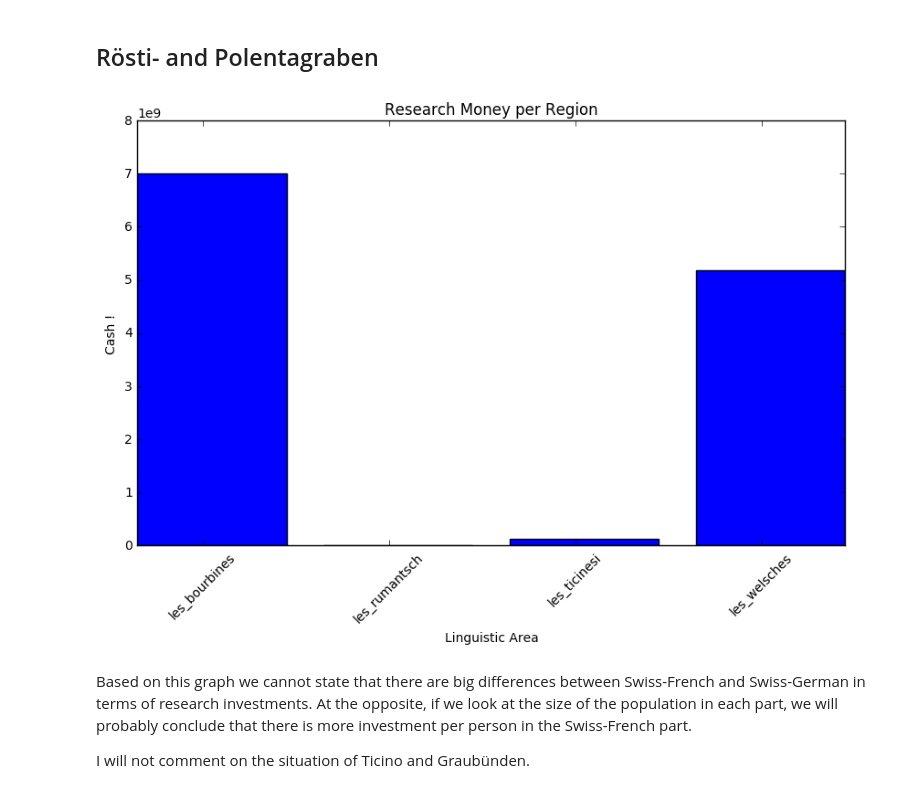
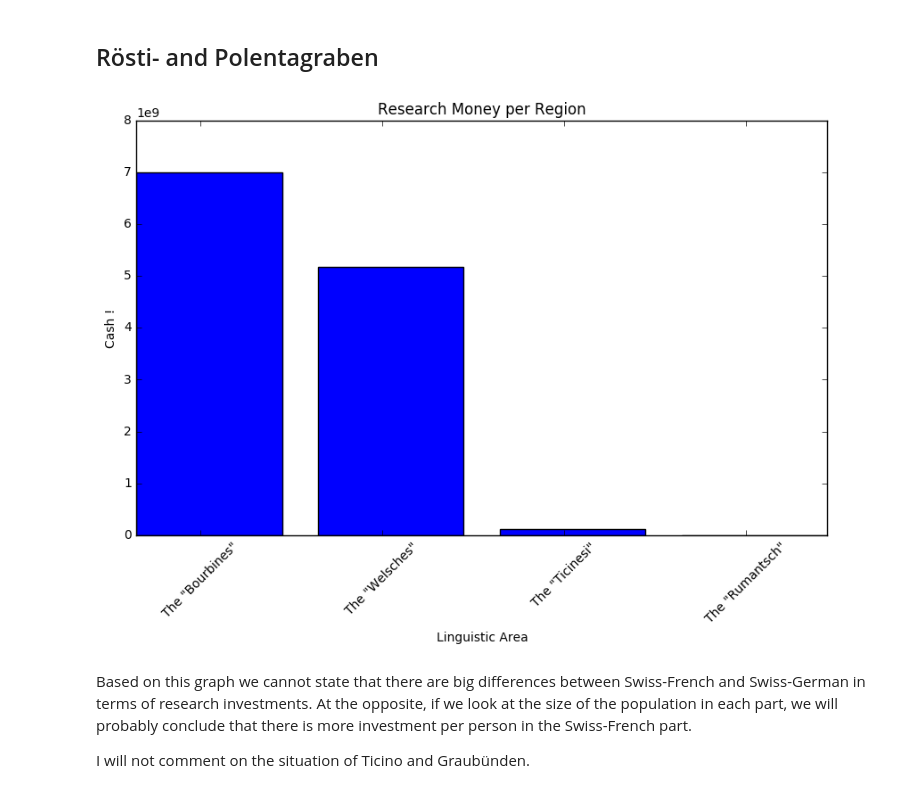
Before and after one commit to jmuth/ADA_homeworks, a Jupyter notebook: 03 - Interactive Viz/Map_Vizualization.ipynb, the cells around one changed output. Saved outputs shown, nothing was run; the diff lists cells and outputs as text; code cells hidden in the pictures.

Commit message:
[UPD] histograms

```diff
--- a/03 - Interactive Viz/Map_Vizualization.ipynb
+++ b/03 - Interactive Viz/Map_Vizualization.ipynb
@@ -106,14 +110,14 @@ swiss_italien = ['TI']
 swiss_german = [i for i in list(canton_money.keys()) if i not in (swiss_french + swiss_italien)]
 
 region_money = dict()
-region_money['les_welsches'] = sum_by_region(df, canton_money, swiss_french)
-region_money['les_bourbines'] = sum_by_region(df, canton_money, swiss_german)
-region_money['les_ticinesi'] = sum_by_region(df, canton_money, swiss_italien)
-region_money['les_rumantsch'] = 0
+region_money['The \"Welsches\"'] = sum_by_region(df, canton_money, swiss_french)
+region_money['The \"Bourbines\"'] = sum_by_region(df, canton_money, swiss_german)
+region_money['The \"Ticinesi\"'] = sum_by_region(df, canton_money, swiss_italien)
+region_money['The \"Rumantsch\"'] = 0
 # %%
-plot_dict(region_money, "Research Money per Region", "Linguistic Area", "Cash !", (10, 6))
+plot_hist_regions(region_money, "Research Money per Region", "Linguistic Area", "Cash !", (10, 6))
 # %% [output]
-[figure, old version]
+[figure, new version]
 # %% [markdown]
 Based on this graph we cannot state that there are big differences between Swiss-French and Swiss-German in terms of research investments. At the opposite, if we look at the size of the population in each part, we will probably conclude that there is more investment per person in the Swiss-French part.
 
```
Also changed, not shown: parts of 2 cells of this notebook, 2 other files.
